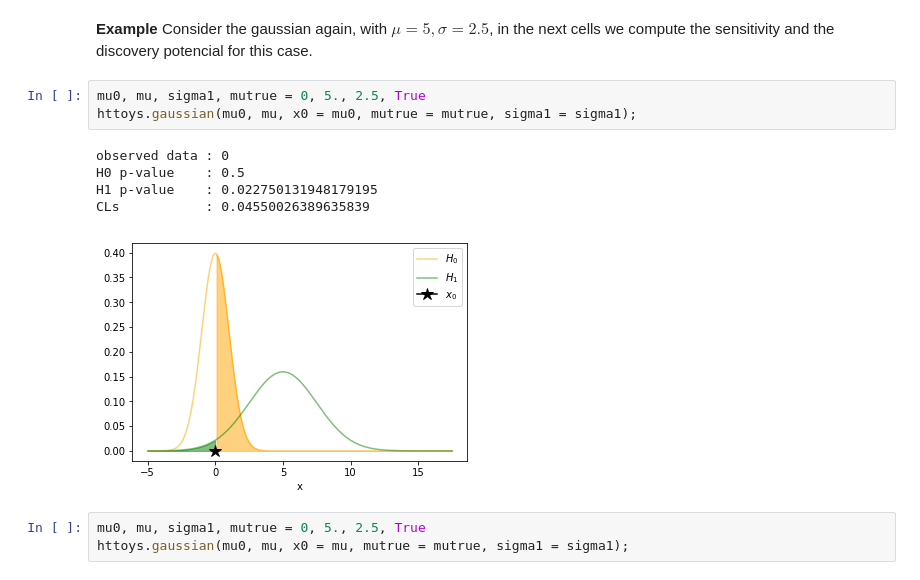
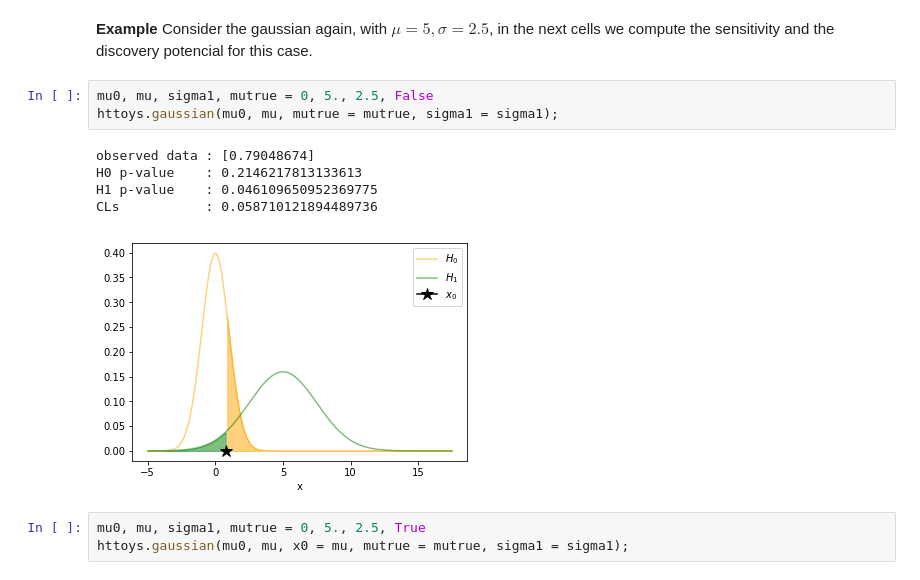
Before and after one commit to jahernando/pyraresearchlectures, a Jupyter notebook: lecture_hypothesis_test.ipynb, the cells around one changed output. Saved outputs shown, nothing was run; the diff lists cells and outputs as text.

```diff
--- a/lecture_hypothesis_test.ipynb
+++ b/lecture_hypothesis_test.ipynb
@@ -338,14 +338,14 @@ That is, in the case that $H_1$ is true, and we observe the event in the median
 # %% [markdown]
 **Example** Consider the gaussian again, with $\mu = 5, \sigma = 2.5$, in the next cells we compute the sensitivity and the discovery potencial for this case.
 # %%
-mu0, mu, sigma1, mutrue = 0, 5., 2.5, True
-httoys.gaussian(mu0, mu, x0 = mu0, mutrue = mutrue, sigma1 = sigma1);
+mu0, mu, sigma1, mutrue = 0, 5., 2.5, False
+httoys.gaussian(mu0, mu, mutrue = mutrue, sigma1 = sigma1);
 # %% [output]
-observed data : 0
-H0 p-value    : 0.5
-H1 p-value    : 0.022750131948179195
-CLs           : 0.04550026389635839
+observed data : [0.79048674]
+H0 p-value    : 0.2146217813133613
+H1 p-value    : 0.046109650952369775
+CLs           : 0.058710121894489736
-[figure, old version]
+[figure, new version]
 # %%
 mu0, mu, sigma1, mutrue = 0, 5., 2.5, True
 httoys.gaussian(mu0, mu, x0 = mu, mutrue = mutrue, sigma1 = sigma1);
```
Also changed, not shown: parts of 3 cells of this notebook, 4 other files.
